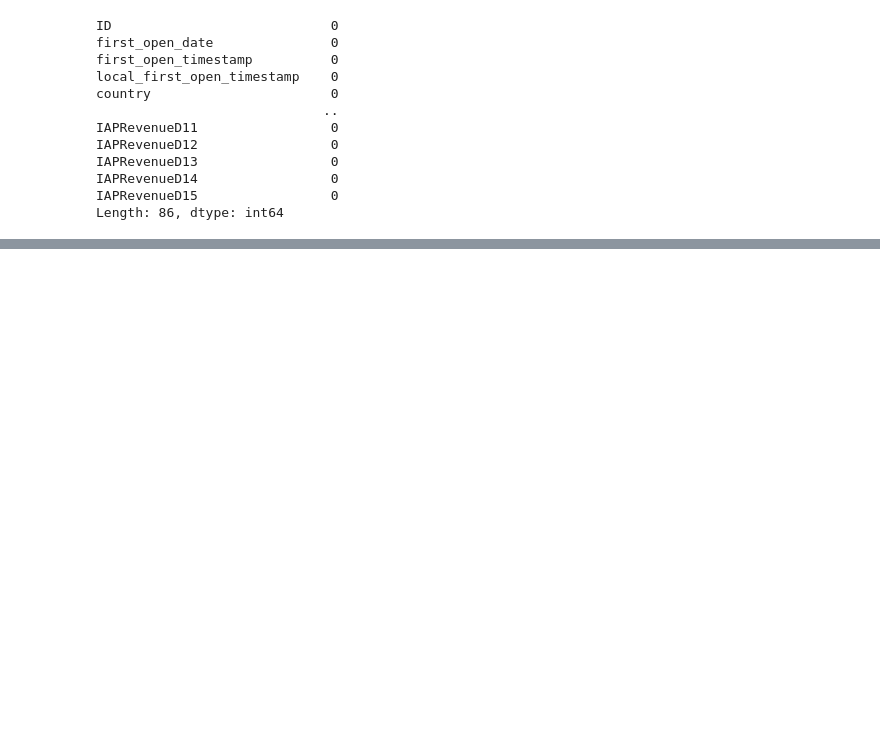
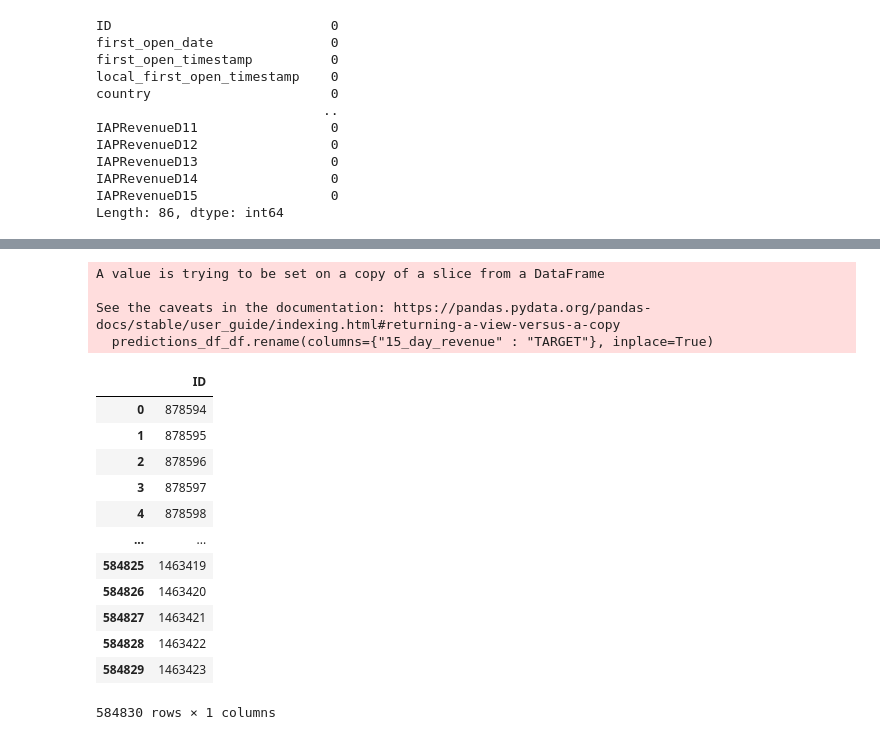
Before and after one commit to omerzzeybek9/Data-Analytics-Challange, a Jupyter notebook: DAG Kaggle/main.ipynb, the cells around one changed output, grey strips where cells are left out. Cells and saved outputs as stored; diff of their text form; code cells hidden in the pictures; blank space fills up the shorter version.

```diff
--- a/DAG Kaggle/main.ipynb
+++ b/DAG Kaggle/main.ipynb
@@ -714,0 +841,7 @@ Length: 86, dtype: int64
+# %%
+predictions_df_df.rename(columns={"15_day_revenue" : "TARGET"}, inplace=True)
+# %% [output]
+A value is trying to be set on a copy of a slice from a DataFrame
+
+See the caveats in the documentation: https://pandas.pydata.org/pandas-docs/stable/user_guide/indexing.html#returning-a-view-versus-a-copy
+  predictions_df_df.rename(columns={"15_day_revenue" : "TARGET"}, inplace=True)
@@ -714,0 +850,16 @@ Length: 86, dtype: int64
+# %%
+id_range
+# %% [output]
+|  | ID |
+| 0 | 878594 |
+| 1 | 878595 |
+| 2 | 878596 |
+| 3 | 878597 |
+| 4 | 878598 |
+| ... | ... |
+| 584825 | 1463419 |
+| 584826 | 1463420 |
+| 584827 | 1463421 |
+| 584828 | 1463422 |
+| 584829 | 1463423 |
+584830 rows × 1 columns
```
Also changed, not shown: parts of 26 cells of this notebook.
